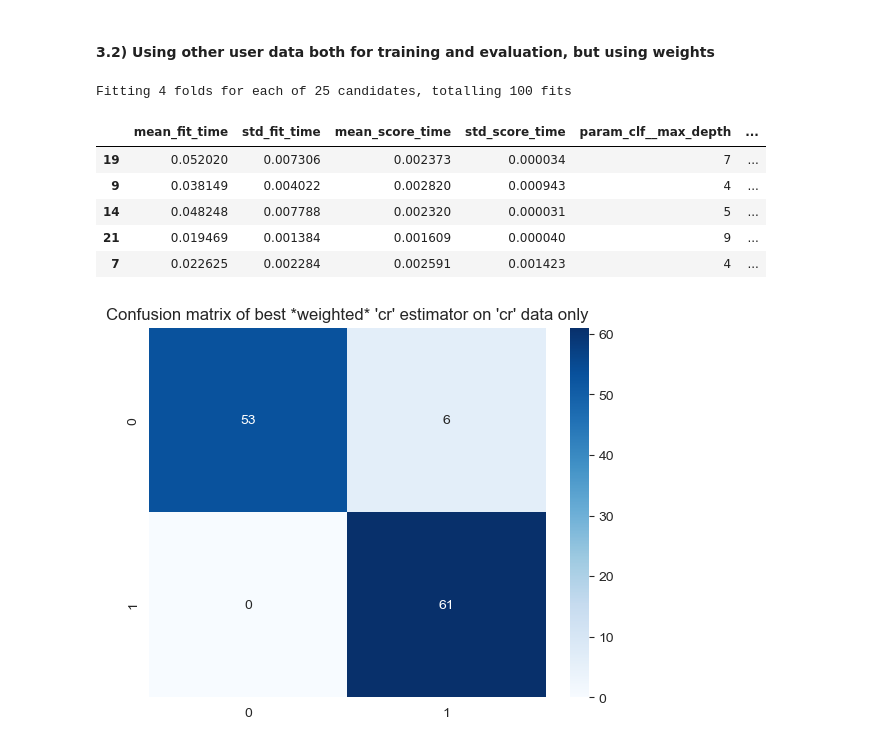
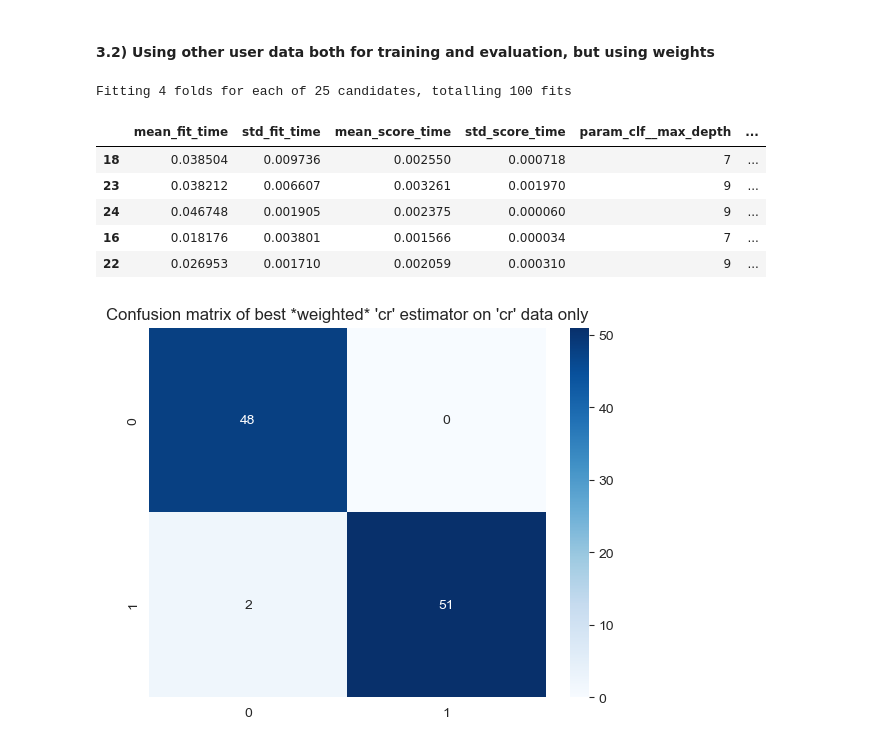
Before and after one commit to lasse-meixner/UpStraight_analytics, a Jupyter notebook: notebooks/app_data_eda.ipynb, the cells around one changed output. Saved outputs shown, nothing was run; the diff lists cells and outputs as text; code cells hidden in the pictures.

```diff
--- a/notebooks/app_data_eda.ipynb
+++ b/notebooks/app_data_eda.ipynb
@@ -337,8 +348,8 @@ In the cross-validation, we use the same approach, making use of a custom splitt
 Since most of the training data does not vary across splits, we expect less variance.
 # %%
 # get a split
-y = X_prep["posture"]
-X = X_prep.drop("posture",axis=1)
+y = prep["posture"]
+X = prep.drop("posture",axis=1)
 splits = get_n_splits(X,y, source="lass", n_splits=5, random_state=42,test_size=0.3)
 # %%
 some_split = next(splits)
@@ -352,8 +363,8 @@ print(some_split[1])
 from UpStraight_Train import get_n_splits
 
 #TODO: Fix thix index error. the splitter seems to behave correctly, unclear where this is coming from...
-y = X_prep["posture"]
-X = X_prep.drop("posture",axis=1)
+y = prep["posture"]
+X = prep.drop("posture",axis=1)
 # pass data into generator
 custom_cv_splits = get_n_splits(X,y, source="lass",n_splits=4,test_size=0.3)
 clf = RandomForestClassifier(random_state=42)
@@ -370,7 +384,7 @@ from UpStraight_Train import get_training_weights
 # %%
-def cv_train_user(X_prep, source, target_weight=0.7,test_size=0.15):
-    y = X_prep["posture"]
-    X = X_prep.drop("posture",axis=1)
+def cv_train_user(prep, source, target_weight=0.7,test_size=0.15):
+    y = prep["posture"]
+    X = prep.drop("posture",axis=1)
     # map source to 1 if from source else 0
     X["source"] = X["source"].map(lambda x: 1 if x==source else 0)
     # Grid settings
@@ -383,24 +397,27 @@ def cv_train_user(X_prep, source, target_weight=0.7,test_size=0.15):
     rf_results = rf_grid.fit(X,y,clf__sample_weight= get_training_weights(X,target=target_weight))
     return rf_results
 # %%
-r_cr = cv_train_user(X_prep,"cr",target_weight=0.7,test_size=0.1)
+r_cr = cv_train_user(prep,"cr",target_weight=0.7,test_size=0.1)
 pd.DataFrame(r_cr.cv_results_).sort_values("mean_test_score",ascending=False).head()
 # %% [output]
 Fitting 4 folds for each of 25 candidates, totalling 100 fits
 |  | mean_fit_time | std_fit_time | mean_score_time | std_score_time | param_clf__max_depth | ... |
-| 19 | 0.052020 | 0.007306 | 0.002373 | 0.000034 | 7 | ... |
-| 9 | 0.038149 | 0.004022 | 0.002820 | 0.000943 | 4 | ... |
-| 14 | 0.048248 | 0.007788 | 0.002320 | 0.000031 | 5 | ... |
-| 21 | 0.019469 | 0.001384 | 0.001609 | 0.000040 | 9 | ... |
-| 7 | 0.022625 | 0.002284 | 0.002591 | 0.001423 | 4 | ... |
+| 18 | 0.038504 | 0.009736 | 0.002550 | 0.000718 | 7 | ... |
+| 23 | 0.038212 | 0.006607 | 0.003261 | 0.001970 | 9 | ... |
+| 24 | 0.046748 | 0.001905 | 0.002375 | 0.000060 | 9 | ... |
+| 16 | 0.018176 | 0.003801 | 0.001566 | 0.000034 | 7 | ... |
+| 22 | 0.026953 | 0.001710 | 0.002059 | 0.000310 | 9 | ... |
 # %%
 best_cr_weighted = r_cr.best_estimator_
 # %%
+from UpStraight_Train import get_user_data
+from sklearn.metrics import confusion_matrix, classification_report
+
 # confusion matrix of best estimator on cr data only:
-X_cr,y_cr = get_user_data(X_prep,source="cr")
+X_cr,y_cr = get_user_data(prep,source="cr")
 y_cr_pred = best_cr_weighted.predict(X_cr)
-sns.heatmap(confusion_matrix(y_cr,y_source_pred),annot=True,fmt="d",cmap="Blues")
+sns.heatmap(confusion_matrix(y_cr,y_cr_pred),annot=True,fmt="d",cmap="Blues")
 plt.title("Confusion matrix of best *weighted* 'cr' estimator on 'cr' data only")
 plt.show()
 # %% [output]
-[figure, old version]
+[figure, new version]
```
Also changed, not shown: parts of 27 cells of this notebook.
